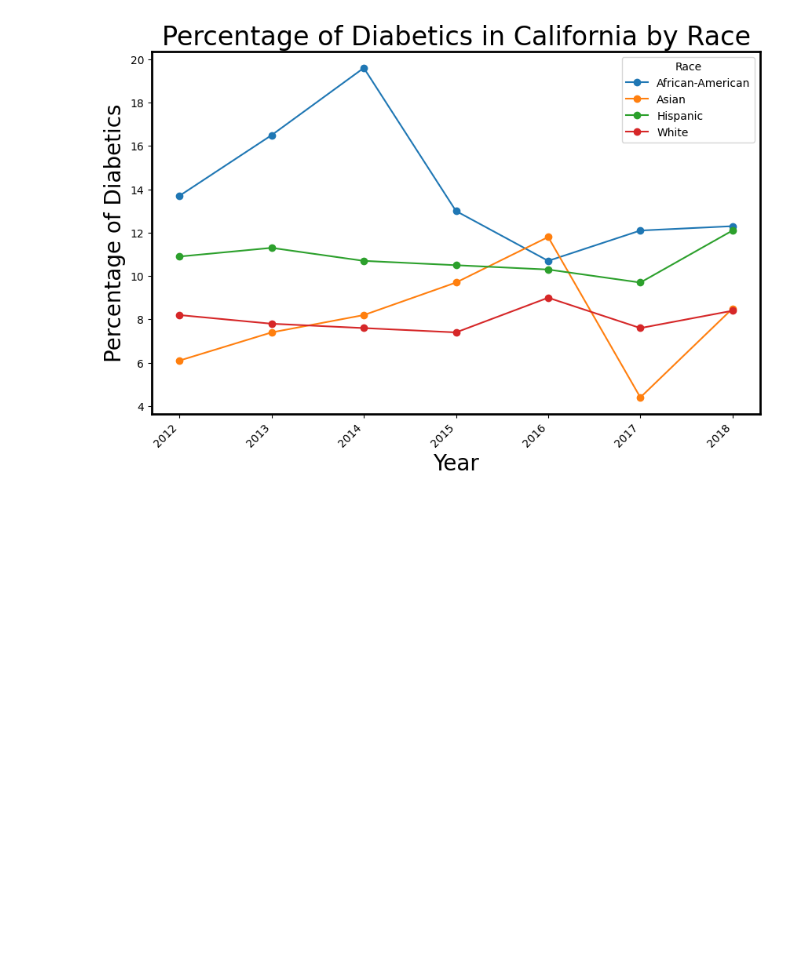
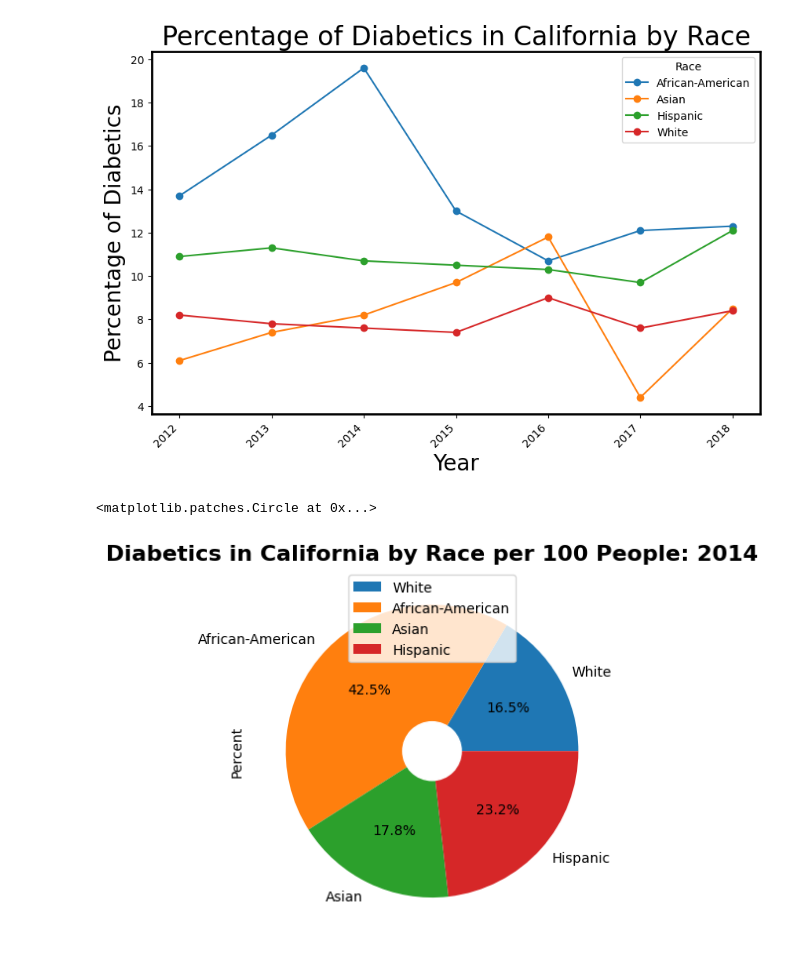
Before and after one commit to isabelmwork/Project1_Diabetes, a Jupyter notebook: Data_Race_Diabetes.ipynb, the cells around one changed output. Cells and saved outputs as stored; diff of their text form; code cells hidden in the pictures; blank space fills up the shorter version.

Commit message:
Pie Charts

```diff
--- a/Data_Race_Diabetes.ipynb
+++ b/Data_Race_Diabetes.ipynb
@@ -18,2 +18,5 @@ Index(['Geography', 'Year', 'Strata', 'Race', 'Percent', 'Lower 95% CL',
        'Upper 95% CL', 'Standard Error'],
       dtype='object')
+# %%
+renamed_df = CA_diabetes_race_data.rename(columns = {"Strata Name": "Race"})
+renamed_df
@@ -20,5 +37,5 @@ Index(['Geography', 'Year', 'Strata', 'Race', 'Percent', 'Lower 95% CL',
 # %%
-reduced_df = CA_diabetes_race_data[["Year", 'Race', "Percent"]]
+reduced_df = renamed_df[["Year", "Race", "Percent"]]
 reduced_df
 # %% [output]
 |  | Year | Race | Percent |
@@ -71,3 +88,12 @@ plt.gca().spines['top'].set_linewidth(2)
 plt.show()
 # %% [output]
 [figure]
+# %%
+Race_DF_2014 = Race_DF.loc[Race_DF["Year"] == 2014]
+ax = Race_DF_2014.plot(y = "Percent", kind = "pie", legend = False, autopct = '%1.1f%%', labels=Race_DF_2014['Race'])
+ax.set_title("Diabetics in California by Race per 100 People: 2014", fontsize=16, fontweight='bold')
+ax.legend(Race_DF_2014['Race'], loc=9)
+plt.gca().add_artist(plt.Circle((0, 0), 0.2, color='White'))
+# %% [output]
+<matplotlib.patches.Circle at 0x...>
+[figure, added]
```
Also changed, not shown: parts of 6 cells of this notebook.
